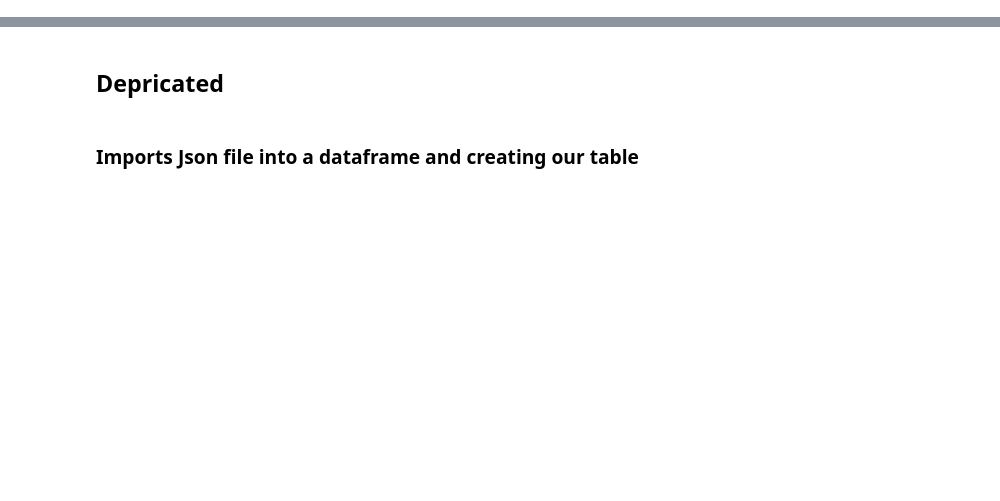
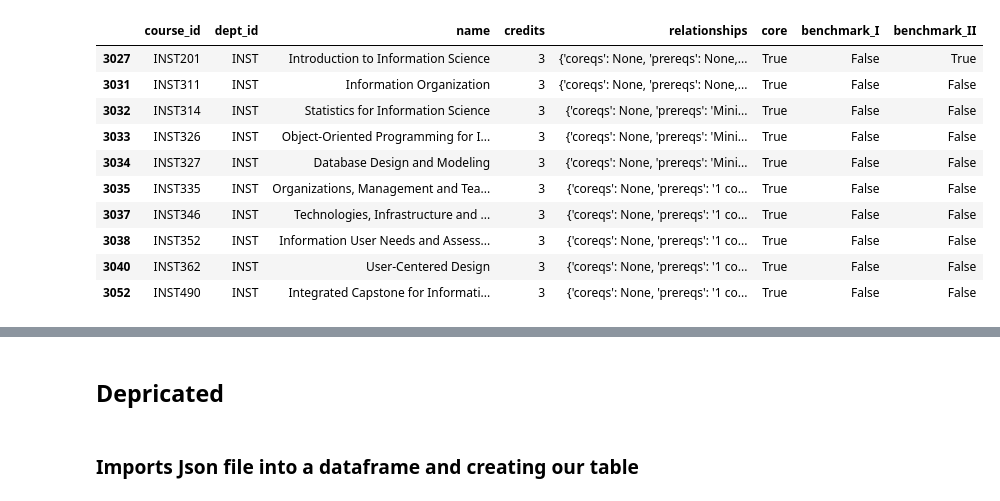
Before and after one commit to Chonathon/INST326-Final-Project, a Jupyter notebook: workingfile.ipynb, the cells around one changed output, grey strips where cells are left out. Saved outputs shown, nothing was run; the diff lists cells and outputs as text; code cells hidden in the pictures; blank space fills up the shorter version.

```diff
--- a/workingfile.ipynb
+++ b/workingfile.ipynb
@@ -116,0 +210,56 @@ test.prereq("INST314")
+# %%
+
+core = False
+
+inst_prgm["core"] = core
+
+inst_prgm.loc[inst_prgm['course_id'] == 'INST201', ['core']] = True
+inst_prgm.loc[inst_prgm['course_id'] == 'INST311', ['core']] = True
+inst_prgm.loc[inst_prgm['course_id'] == 'INST314', ['core']] = True
+inst_prgm.loc[inst_prgm['course_id'] == 'INST326', ['core']] = True
+inst_prgm.loc[inst_prgm['course_id'] == 'INST327', ['core']] = True
+inst_prgm.loc[inst_prgm['course_id'] == 'INST335', ['core']] = True
+inst_prgm.loc[inst_prgm['course_id'] == 'INST346', ['core']] = True
+inst_prgm.loc[inst_prgm['course_id'] == 'INST352', ['core']] = True
+inst_prgm.loc[inst_prgm['course_id'] == 'INST362', ['core']] = True
+inst_prgm.loc[inst_prgm['course_id'] == 'INST490', ['core']] = True
+
+#inst_prgm[inst_prgm["course_id"] == "INST377"]
+
+
+benchmark_I = False
+
+inst_prgm["benchmark_I"] = benchmark_I
+
+inst_prgm.loc[inst_prgm['course_id'] == 'MATH115', ['benchmark_I']] = True
+inst_prgm.loc[inst_prgm['course_id'] == 'PSYCH100', ['benchmark_I']] = True
+
+
+
+benchmark_II = False
+
+inst_prgm["benchmark_II"] = benchmark_II
+
+inst_prgm.loc[inst_prgm['course_id'] == 'STAT100', ['benchmark_II']] = True
+inst_prgm.loc[inst_prgm['course_id'] == 'INST126', ['benchmark_II']] = True
+inst_prgm.loc[inst_prgm['course_id'] == 'INST201', ['benchmark_II']] = True
+
+
+
+
+
+#inst_prgm[inst_prgm["course_id"] == "INST311"]
+# %%
+inst_prgm[inst_prgm["core"] == True]
+# %% [output]
+|  | course_id | dept_id | name | credits | relationships | core | benchmark_I | benchmark_II |
+| 3027 | INST201 | INST | Introduction to Information Science | 3 | {'coreqs': None, 'prereqs': None,... | True | False | True |
+| 3031 | INST311 | INST | Information Organization | 3 | {'coreqs': None, 'prereqs': None,... | True | False | False |
+| 3032 | INST314 | INST | Statistics for Information Science | 3 | {'coreqs': None, 'prereqs': 'Mini... | True | False | False |
+| 3033 | INST326 | INST | Object-Oriented Programming for I... | 3 | {'coreqs': None, 'prereqs': 'Mini... | True | False | False |
+| 3034 | INST327 | INST | Database Design and Modeling | 3 | {'coreqs': None, 'prereqs': 'Mini... | True | False | False |
+| 3035 | INST335 | INST | Organizations, Management and Tea... | 3 | {'coreqs': None, 'prereqs': '1 co... | True | False | False |
+| 3037 | INST346 | INST | Technologies, Infrastructure and ... | 3 | {'coreqs': None, 'prereqs': '1 co... | True | False | False |
+| 3038 | INST352 | INST | Information User Needs and Assess... | 3 | {'coreqs': None, 'prereqs': '1 co... | True | False | False |
+| 3040 | INST362 | INST | User-Centered Design | 3 | {'coreqs': None, 'prereqs': '1 co... | True | False | False |
+| 3052 | INST490 | INST | Integrated Capstone for Informati... | 3 | {'coreqs': None, 'prereqs': '1 co... | True | False | False |
```
Also changed, not shown: parts of 17 cells of this notebook, 1 other file.
